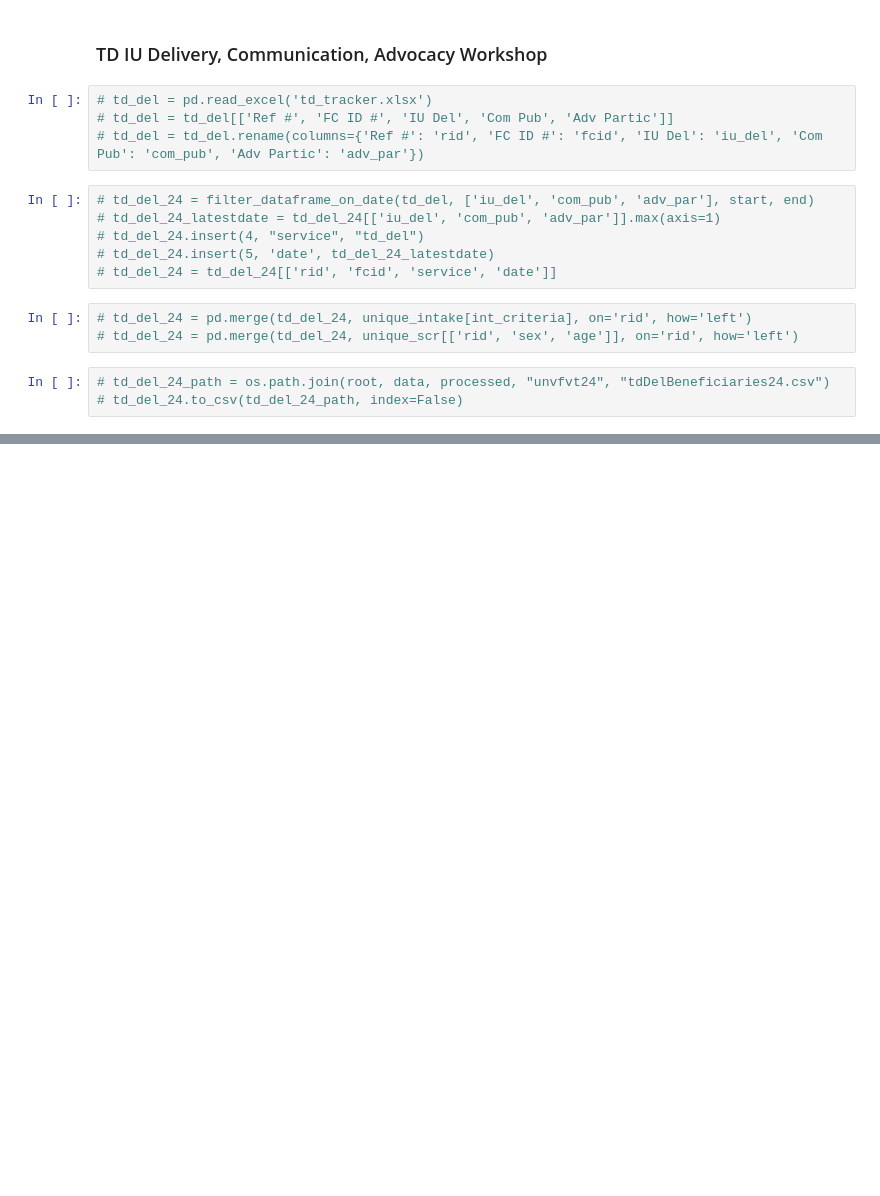
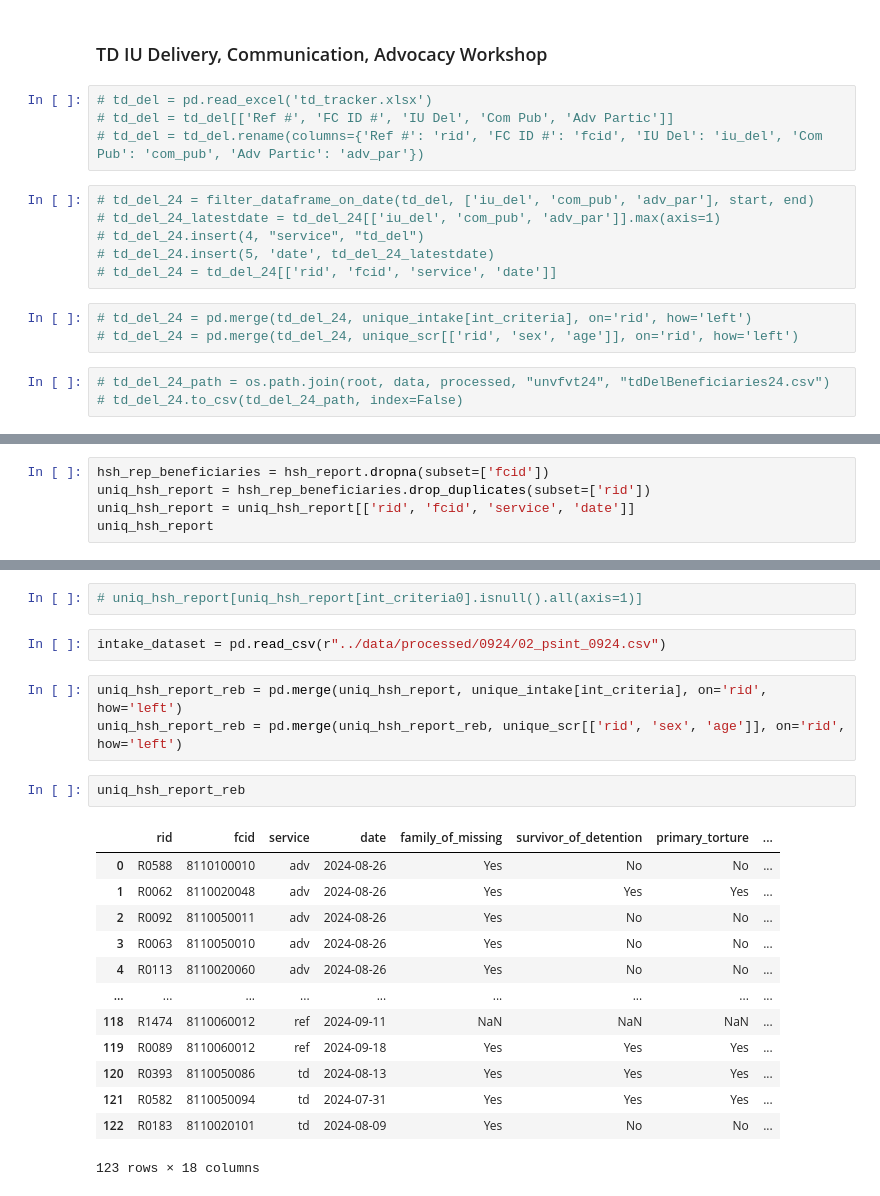
Before and after one commit to ModarYaghi/fc-performeter, a Jupyter notebook: notebooks/unvfvt.ipynb, the cells around one changed output, grey strips where cells are left out. Drawn from its saved outputs; the diff is of its cells as text; blank space fills up the shorter version.

```diff
--- a/notebooks/unvfvt.ipynb
+++ b/notebooks/unvfvt.ipynb
@@ -345,0 +434,5 @@ cm_24['entity'].value_counts()
+# %%
+hsh_rep_beneficiaries = hsh_report.dropna(subset=['fcid'])
+uniq_hsh_report = hsh_rep_beneficiaries.drop_duplicates(subset=['rid'])
+uniq_hsh_report = uniq_hsh_report[['rid', 'fcid', 'service', 'date']]
+uniq_hsh_report
@@ -345,0 +453,23 @@ cm_24['entity'].value_counts()
+# %%
+# uniq_hsh_report[uniq_hsh_report[int_criteria0].isnull().all(axis=1)]
+# %%
+intake_dataset = pd.read_csv(r"../data/processed/0924/02_psint_0924.csv")
+# %%
+uniq_hsh_report_reb = pd.merge(uniq_hsh_report, unique_intake[int_criteria], on='rid', how='left')
+uniq_hsh_report_reb = pd.merge(uniq_hsh_report_reb, unique_scr[['rid', 'sex', 'age']], on='rid', how='left')
+# %%
+uniq_hsh_report_reb
+# %% [output]
+|  | rid | fcid | service | date | family_of_missing | survivor_of_detention | primary_torture | ... |
+| 0 | R0588 | 8110100010 | adv | 2024-08-26 | Yes | No | No | ... |
+| 1 | R0062 | 8110020048 | adv | 2024-08-26 | Yes | Yes | Yes | ... |
+| 2 | R0092 | 8110050011 | adv | 2024-08-26 | Yes | No | No | ... |
+| 3 | R0063 | 8110050010 | adv | 2024-08-26 | Yes | No | No | ... |
+| 4 | R0113 | 8110020060 | adv | 2024-08-26 | Yes | No | No | ... |
+| ... | ... | ... | ... | ... | ... | ... | ... | ... |
+| 118 | R1474 | 8110060012 | ref | 2024-09-11 | NaN | NaN | NaN | ... |
+| 119 | R0089 | 8110060012 | ref | 2024-09-18 | Yes | Yes | Yes | ... |
+| 120 | R0393 | 8110050086 | td | 2024-08-13 | Yes | Yes | Yes | ... |
+| 121 | R0582 | 8110050094 | td | 2024-07-31 | Yes | Yes | Yes | ... |
+| 122 | R0183 | 8110020101 | td | 2024-08-09 | Yes | No | No | ... |
+123 rows × 18 columns
```
Also changed, not shown: parts of 28 cells of this notebook, 10 other files.
